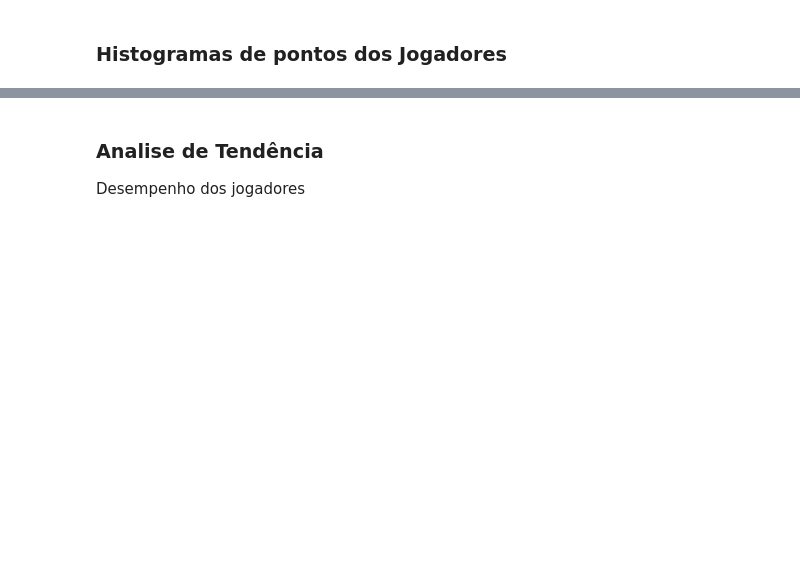
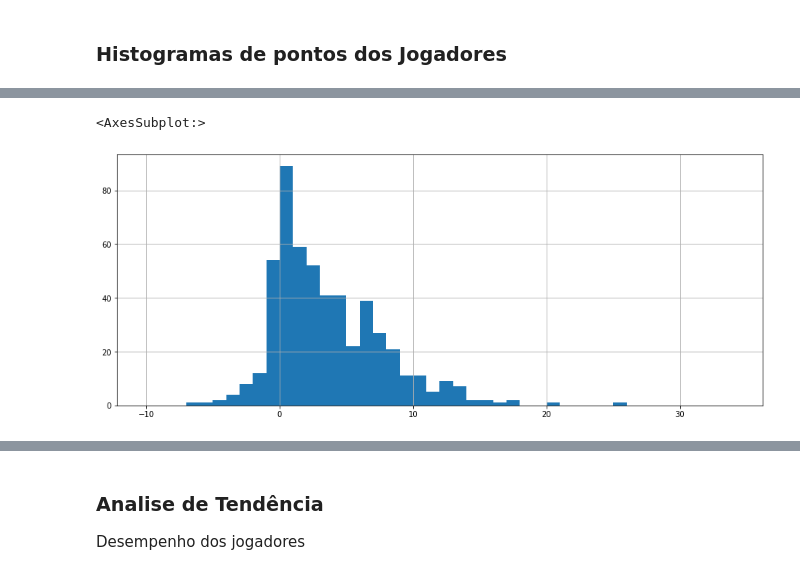
Before and after one commit to eleflow/estudo_cartola, a Jupyter notebook: notebooks/AnaliseDadosAposMerge.ipynb, the cells around one changed output, grey strips where cells are left out. Drawn from its saved outputs; the diff is of its cells as text; code cells hidden in the pictures; blank space fills up the shorter version.

Commit message:
Analise de pontos cedidos por time

```diff
--- a/notebooks/AnaliseDadosAposMerge.ipynb
+++ b/notebooks/AnaliseDadosAposMerge.ipynb
@@ -366,0 +588,8 @@ df_scouts.head()
+# %%
+def time_adversario(time_casa, time_visitante,time):
+    if time == time_casa:
+        return time_visitante
+    else:
+        return time_casa
+# %%
+df_scouts['adversario'] = df_scouts.apply(lambda row : time_adversario(row['time_casa'], row['time_visitante'], row['time']), axis = 1)
@@ -460,0 +937,3 @@ df_pontuacao_por_posicao[df_pontuacao_por_posicao['id_position'] == 6]['points']
+# %%
+df_scouts_played = df_scouts[df_scouts['has_played'] == True]
+df_scouts_played.shape
@@ -460,0 +1002,5 @@ df_pontuacao_por_posicao[df_pontuacao_por_posicao['id_position'] == 6]['points']
+# %%
+df_scouts_played[df_scouts_played['adversario']=='Chapecoense']['points'].hist(bins=range(-10, 35, 1), figsize=(15, 6))
+# %% [output]
+<AxesSubplot:>
+[figure, added]
```
Also changed, not shown: parts of 87 cells of this notebook.
